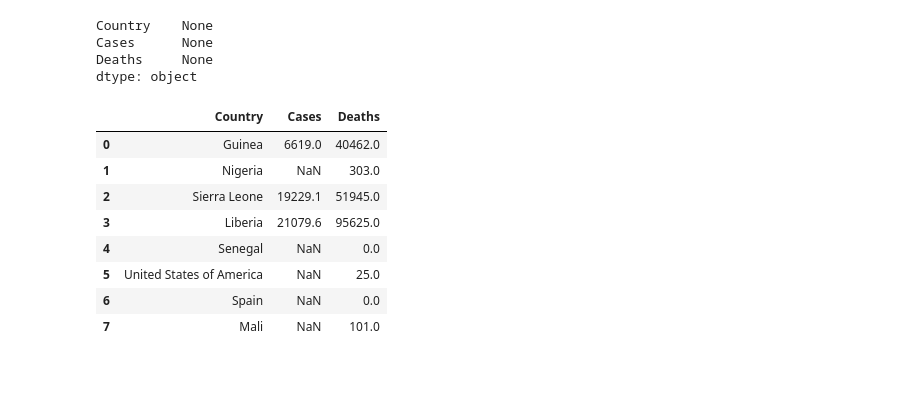
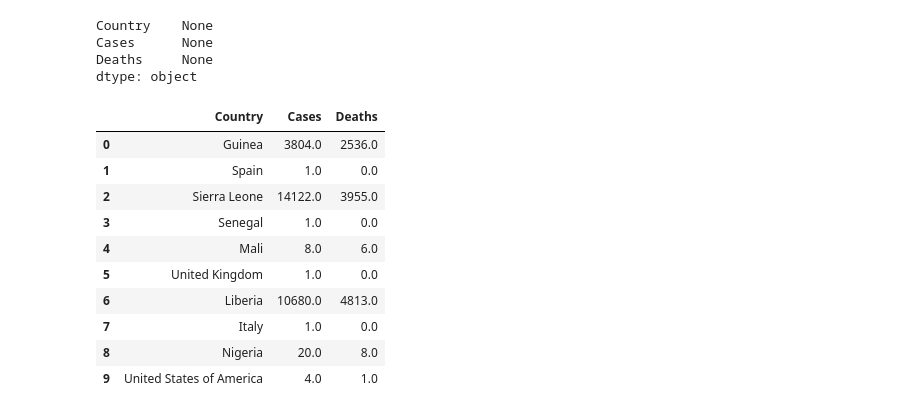
Before and after one commit to luckycontrol/BigData-Final-Project, a Jupyter notebook: ebola_an.ipynb, the cells around one changed output. Saved outputs shown, nothing was run; the diff lists cells and outputs as text; code cells hidden in the pictures; blank space fills up the shorter version.

```diff
--- a/ebola_an.ipynb
+++ b/ebola_an.ipynb
@@ -133,12 +136,14 @@ e2014['Cases'] = e2014['Cases'].apply(set_lower_data)
-# %%
-e2014
-# %% [output]
-|  | Country | Cases | Deaths |
-| 0 | Guinea | 6619.0 | 40462.0 |
-| 1 | Nigeria | NaN | 303.0 |
-| 2 | Sierra Leone | 19229.1 | 51945.0 |
-| 3 | Liberia | 21079.6 | 95625.0 |
-| 4 | Senegal | NaN | 0.0 |
-| 5 | United States of America | NaN | 25.0 |
-| 6 | Spain | NaN | 0.0 |
-| 7 | Mali | NaN | 101.0 |
+# %%
+e2016
+# %% [output]
+|  | Country | Cases | Deaths |
+| 0 | Guinea | 3804.0 | 2536.0 |
+| 1 | Spain | 1.0 | 0.0 |
+| 2 | Sierra Leone | 14122.0 | 3955.0 |
+| 3 | Senegal | 1.0 | 0.0 |
+| 4 | Mali | 8.0 | 6.0 |
+| 5 | United Kingdom | 1.0 | 0.0 |
+| 6 | Liberia | 10680.0 | 4813.0 |
+| 7 | Italy | 1.0 | 0.0 |
+| 8 | Nigeria | 20.0 | 8.0 |
+| 9 | United States of America | 4.0 | 1.0 |
```
Also changed, not shown: parts of 10 cells of this notebook.
